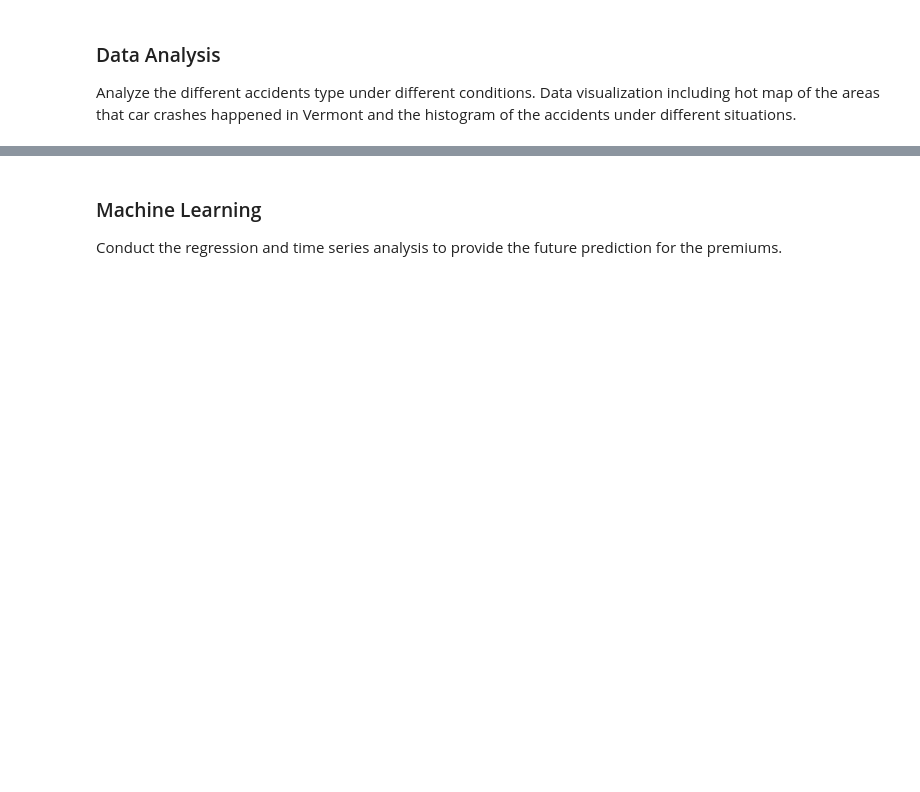
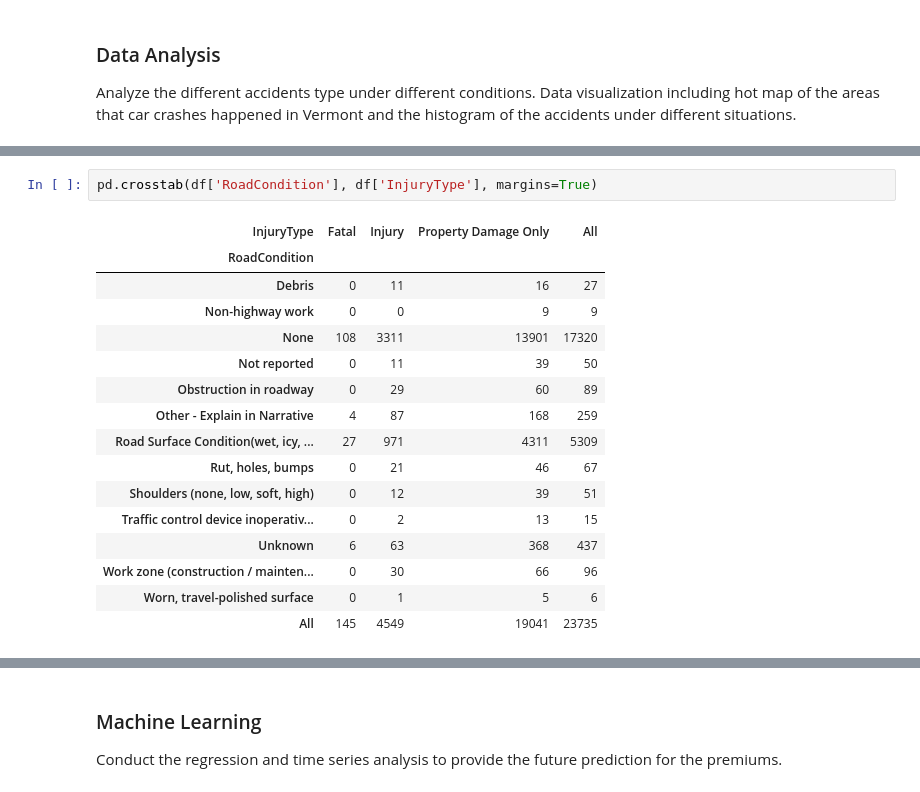
Before and after one commit to bmccxd/IST-5520-SP20-G1, a Jupyter notebook: Data Analysis-Group 1.ipynb, the cells around one changed output, grey strips where cells are left out. Saved outputs shown, nothing was run; the diff lists cells and outputs as text; blank space fills up the shorter version.

```diff
--- a/Data Analysis-Group 1.ipynb
+++ b/Data Analysis-Group 1.ipynb
@@ -148,0 +310,19 @@ Analyze the different accidents type under different conditions. Data visualizat
+# %%
+pd.crosstab(df['RoadCondition'], df['InjuryType'], margins=True)
+# %% [output]
+| InjuryType | Fatal | Injury | Property Damage Only | All |
+| RoadCondition |  |  |  |  |
+| Debris | 0 | 11 | 16 | 27 |
+| Non-highway work | 0 | 0 | 9 | 9 |
+| None | 108 | 3311 | 13901 | 17320 |
+| Not reported | 0 | 11 | 39 | 50 |
+| Obstruction in roadway | 0 | 29 | 60 | 89 |
+| Other - Explain in Narrative | 4 | 87 | 168 | 259 |
+| Road Surface Condition(wet, icy, ... | 27 | 971 | 4311 | 5309 |
+| Rut, holes, bumps | 0 | 21 | 46 | 67 |
+| Shoulders (none, low, soft, high) | 0 | 12 | 39 | 51 |
+| Traffic control device inoperativ... | 0 | 2 | 13 | 15 |
+| Unknown | 6 | 63 | 368 | 437 |
+| Work zone (construction / mainten... | 0 | 30 | 66 | 96 |
+| Worn, travel-polished surface | 0 | 1 | 5 | 6 |
+| All | 145 | 4549 | 19041 | 23735 |
```
Also changed, not shown: parts of 17 cells of this notebook, 2 other files.
